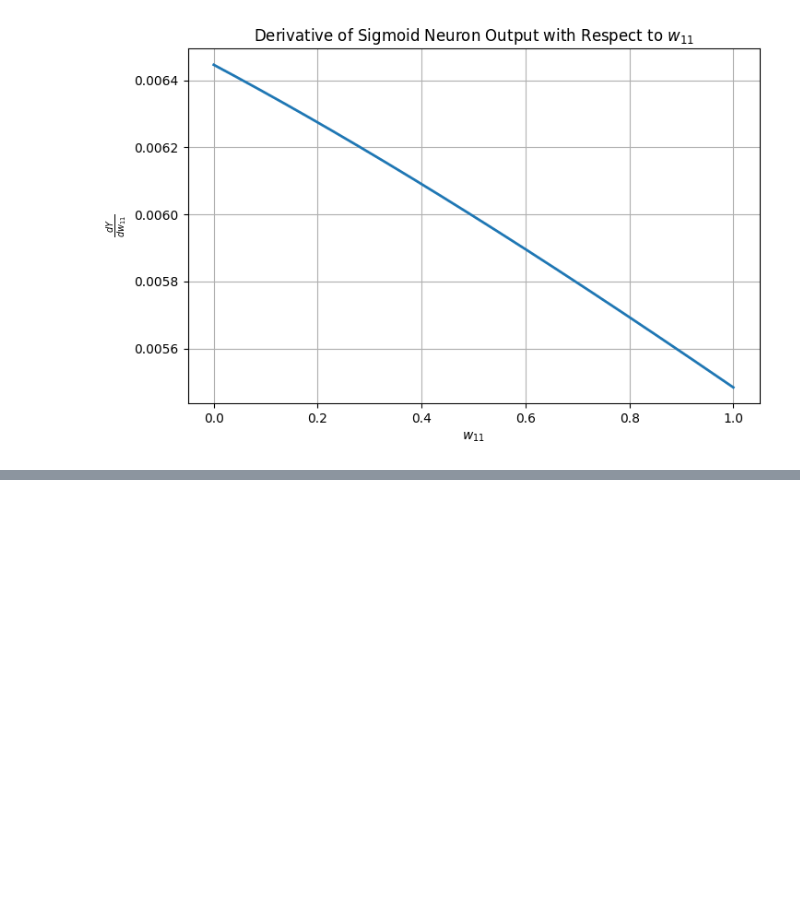
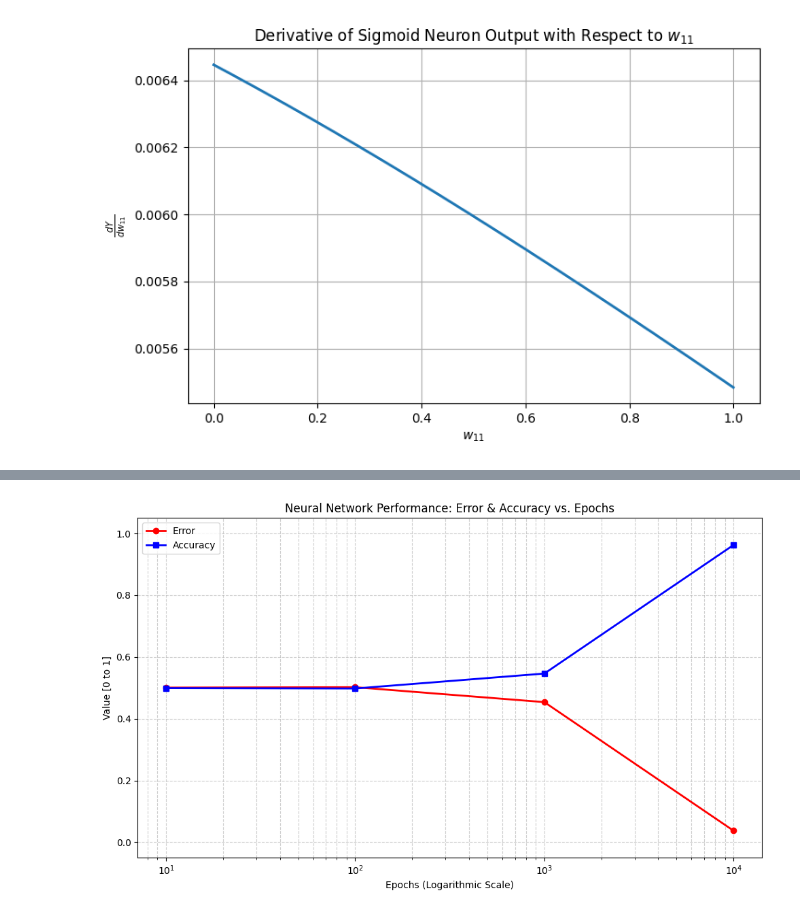
Before and after one commit to davidazimov069-maker/DeepLearning, a Jupyter notebook: Ex1/Ex1.ipynb, the cells around one changed output, grey strips where cells are left out. Drawn from its saved outputs; the diff is of its cells as text; code cells hidden in the pictures; blank space fills up the shorter version.

Commit message:
added a new file: Ex1/01_myFirstDeepLearningProgram.txt modified: Ex1/Ex1.ipynb
stopped at question 3.3

```diff
--- a/Ex1/Ex1.ipynb
+++ b/Ex1/Ex1.ipynb
@@ -1309,0 +1353,88 @@ v1 = 0.5099, v2 = 0.7101, v3 = 0.9605
+# %%
+## edited MYFIRSTDEEPLEARNINGPROGRAM - Neural Network Implementation
+
+import numpy as np
+import matplotlib.pyplot as plt
+
+
+class SimpleNeuralNetwork:
+    def __init__(self, input_size, hidden_size, output_size):
+        # Random weight initialization
+        self.weights_input_hidden = np.random.randn(input_size, hidden_size)
+        self.bias_hidden = np.zeros((1, hidden_size))
+
+        self.weights_hidden_output = np.random.randn(hidden_size, output_size)
+        self.bias_output = np.zeros((1, output_size))
+
+    def sigmoid(self, x):
+        return 1 / (1 + np.exp(-x))
+
+    def sigmoid_derivative(self, x):
+        return x * (1 - x)
+
+    def forward(self, X):
+        # Hidden layer
+        self.hidden_layer = self.sigmoid(np.dot(X, self.weights_input_hidden) + self.bias_hidden)
+
+        # Output layer
+        self.output = self.sigmoid(np.dot(self.hidden_layer, self.weights_hidden_output) + self.bias_output)
+
+        return self.output
+
+    def train(self, X, y, epochs=10000, learning_rate=0.1):
+        for _ in range(epochs):
+            # Forward propagation
+            output = self.forward(X)
+
+            # Backpropagation
+            output_error = y - output
+            output_delta = output_error * self.sigmoid_derivative(output)
+
+            hidden_error = np.dot(output_delta, self.weights_hidden_output.T)
+            hidden_delta = hidden_error * self.sigmoid_derivative(self.hidden_layer)
+
+            # Weight updates
+            self.weights_hidden_output += learning_rate * np.dot(self.hidden_layer.T, output_delta)
+            self.bias_output += learning_rate * np.sum(output_delta, axis=0, keepdims=True)
+
+            self.weights_input_hidden += learning_rate * np.dot(X.T, hidden_delta)
+            self.bias_hidden += learning_rate * np.sum(hidden_delta, axis=0, keepdims=True)
+
+# Example usage
+if __name__ == "__main__":
+    # XOR problem dataset
+    X = np.array([[0, 0], [0, 1], [1, 0], [1, 1]])
+    y = np.array([[0], [1], [1], [0]])
+    EPOCHS = [10,100,1000,10000]
+    error_values = []
+    accuracy_values = []
+    for epochs in EPOCHS:
+        # Create and train neural network
+        nn = SimpleNeuralNetwork(input_size=2, hidden_size=4, output_size=1)
+        nn.train(X, y, epochs=epochs)
+        # Test predictions
+        predictions = nn.forward(X)
+        error = np.mean(np.abs(predictions - y))
+        accuracy = 1 - error
+        error_values.append(error)
+        accuracy_values.append(accuracy)
+        print(f"Predictions after {epochs} epochs vs Target Values:")
+        for i in range(len(predictions)):
+            print(f"Predicted: {predictions[i][0]:.4f} - Target: {y[i][0]}")
+        print(f"error after {epochs} epochs: {error:.4f}")
+        print(f"accuracy after {epochs} epochs: {accuracy:.4f}\n")
+
+# #plot error and accuracy as a function of epochs
+plt.figure(figsize=(10, 6))
+plt.plot(EPOCHS, error_values, marker='o', color='red', linewidth=2, label='Error')
+plt.plot(EPOCHS, accuracy_values, marker='s', color='blue', linewidth=2, label='Accuracy')
+plt.xscale('log')
+plt.ylim(-0.05, 1.05)
+plt.title('Neural Network Performance: Error & Accuracy vs. Epochs')
+plt.xlabel('Epochs (Logarithmic Scale)')
+plt.ylabel('Value [0 to 1]')
+plt.legend()
+plt.grid(True, which="both", ls="--", alpha=0.6)
+plt.tight_layout()
+plt.show()
+# %% [output]
@@ -1309,0 +1458 @@ v1 = 0.5099, v2 = 0.7101, v3 = 0.9605
+[figure, added]
```
Also changed, not shown: parts of 7 cells of this notebook, 1 other file.
